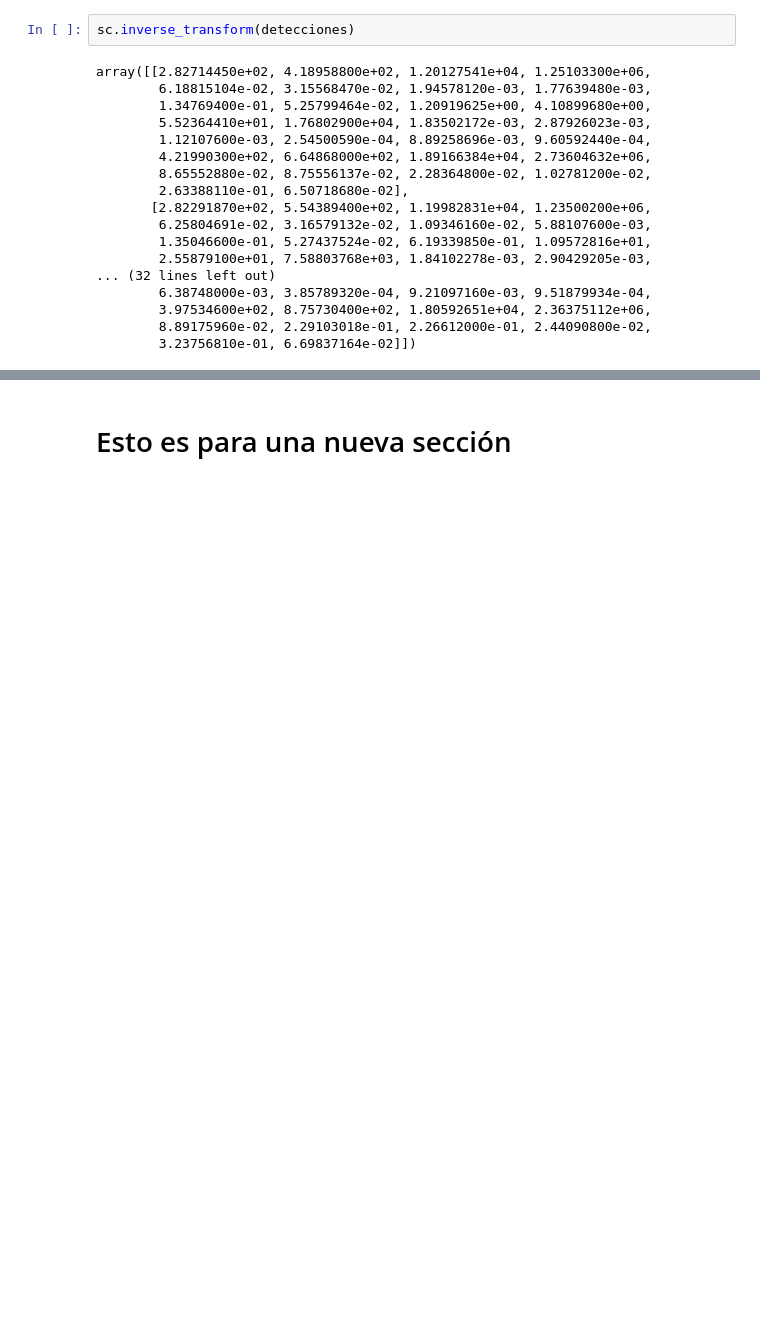
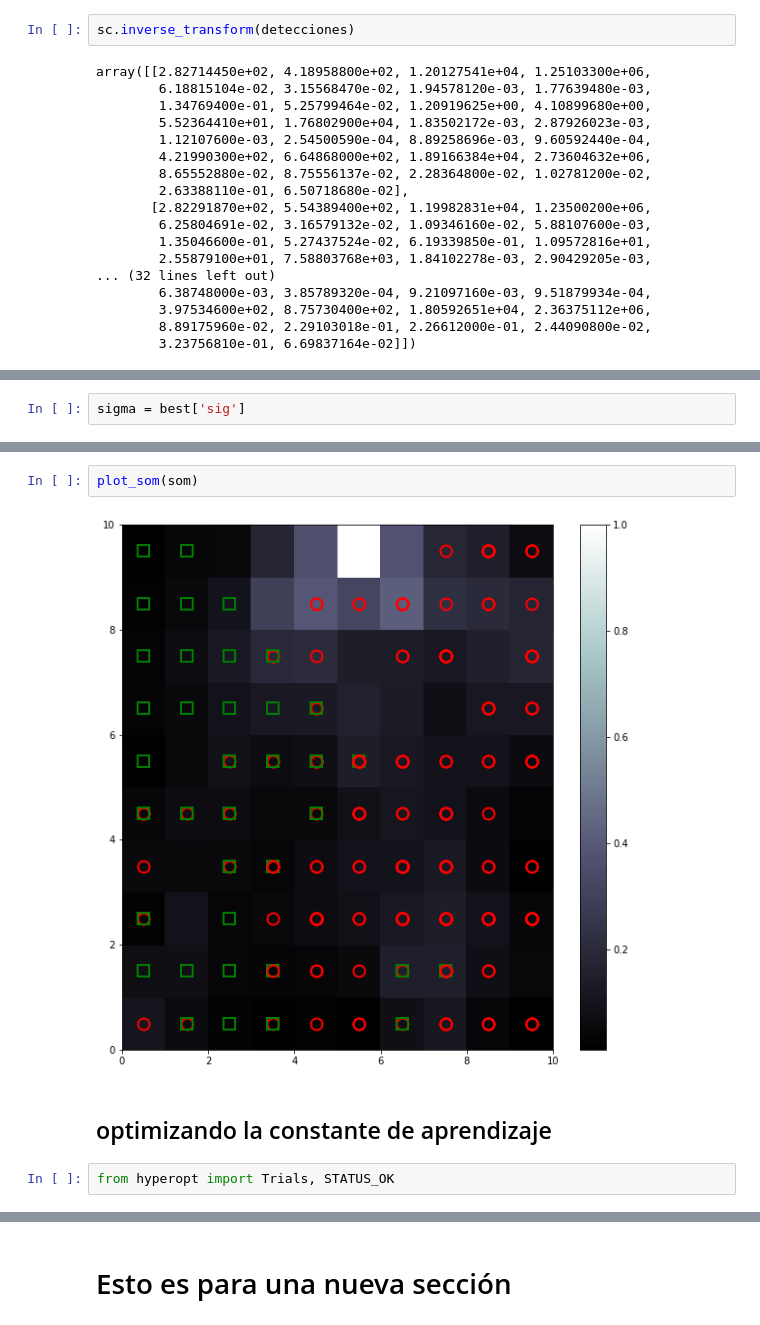
Before and after one commit to qSergio/Tutorial-Multiclases, a Jupyter notebook: Ejemplos/Untitled.ipynb, the cells around one changed output, grey strips where cells are left out. Cells and saved outputs as stored; diff of their text form; blank space fills up the shorter version.

```diff
--- a/Ejemplos/Untitled.ipynb
+++ b/Ejemplos/Untitled.ipynb
@@ -133,0 +322,2 @@ array([[2.82714450e+02, 4.18958800e+02, 1.20127541e+04, 1.25103300e+06,
+# %%
+sigma = best['sig']
@@ -133,0 +328,8 @@ array([[2.82714450e+02, 4.18958800e+02, 1.20127541e+04, 1.25103300e+06,
+# %%
+plot_som(som)
+# %% [output]
+[figure, added]
+# %% [markdown]
+## optimizando la constante de aprendizaje
+# %%
+from hyperopt import Trials, STATUS_OK
```
Also changed, not shown: parts of 28 cells of this notebook.
